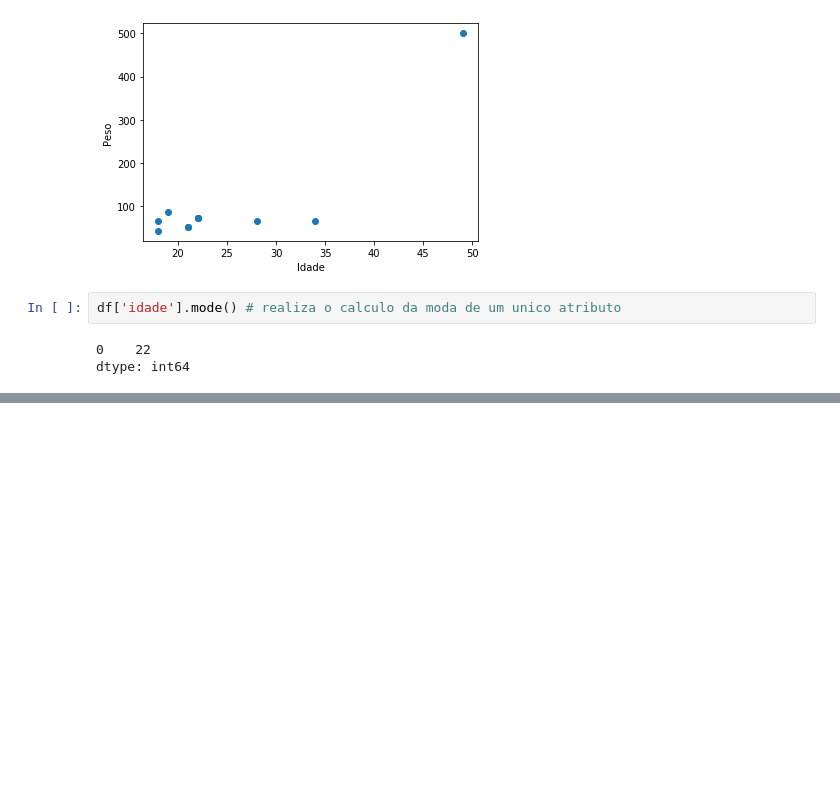
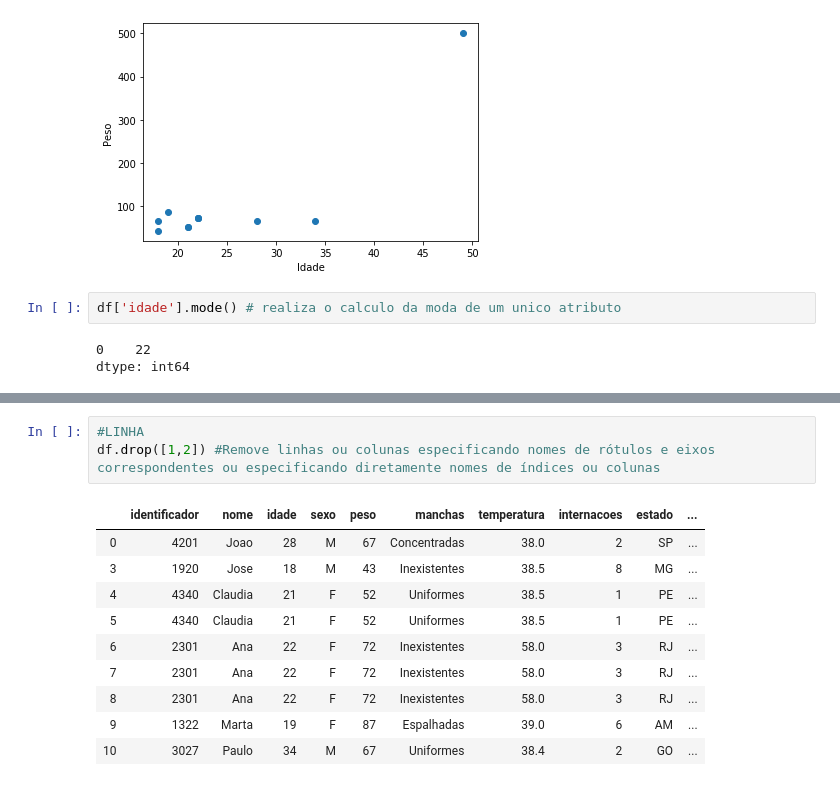
Before and after one commit to luizfsoares/Aprendendo-IA, a Jupyter notebook: AprendendoIA.ipynb, the cells around one changed output, grey strips where cells are left out. Saved outputs shown, nothing was run; the diff lists cells and outputs as text; blank space fills up the shorter version.

```diff
--- a/AprendendoIA.ipynb
+++ b/AprendendoIA.ipynb
@@ -57,0 +113,14 @@ df['temperatura'].median() #realiza o calculo da media de um unico atributo
+# %%
+#LINHA
+df.drop([1,2]) #Remove linhas ou colunas especificando nomes de rótulos e eixos correspondentes ou especificando diretamente nomes de índices ou colunas
+# %% [output]
+|  | identificador | nome | idade | sexo | peso | manchas | temperatura | internacoes | estado | ... |
+| 0 | 4201 | Joao | 28 | M | 67 | Concentradas | 38.0 | 2 | SP | ... |
+| 3 | 1920 | Jose | 18 | M | 43 | Inexistentes | 38.5 | 8 | MG | ... |
+| 4 | 4340 | Claudia | 21 | F | 52 | Uniformes | 38.5 | 1 | PE | ... |
+| 5 | 4340 | Claudia | 21 | F | 52 | Uniformes | 38.5 | 1 | PE | ... |
+| 6 | 2301 | Ana | 22 | F | 72 | Inexistentes | 58.0 | 3 | RJ | ... |
+| 7 | 2301 | Ana | 22 | F | 72 | Inexistentes | 58.0 | 3 | RJ | ... |
+| 8 | 2301 | Ana | 22 | F | 72 | Inexistentes | 58.0 | 3 | RJ | ... |
+| 9 | 1322 | Marta | 19 | F | 87 | Espalhadas | 39.0 | 6 | AM | ... |
+| 10 | 3027 | Paulo | 34 | M | 67 | Uniformes | 38.4 | 2 | GO | ... |
```
Also changed, not shown: parts of 11 cells of this notebook.
